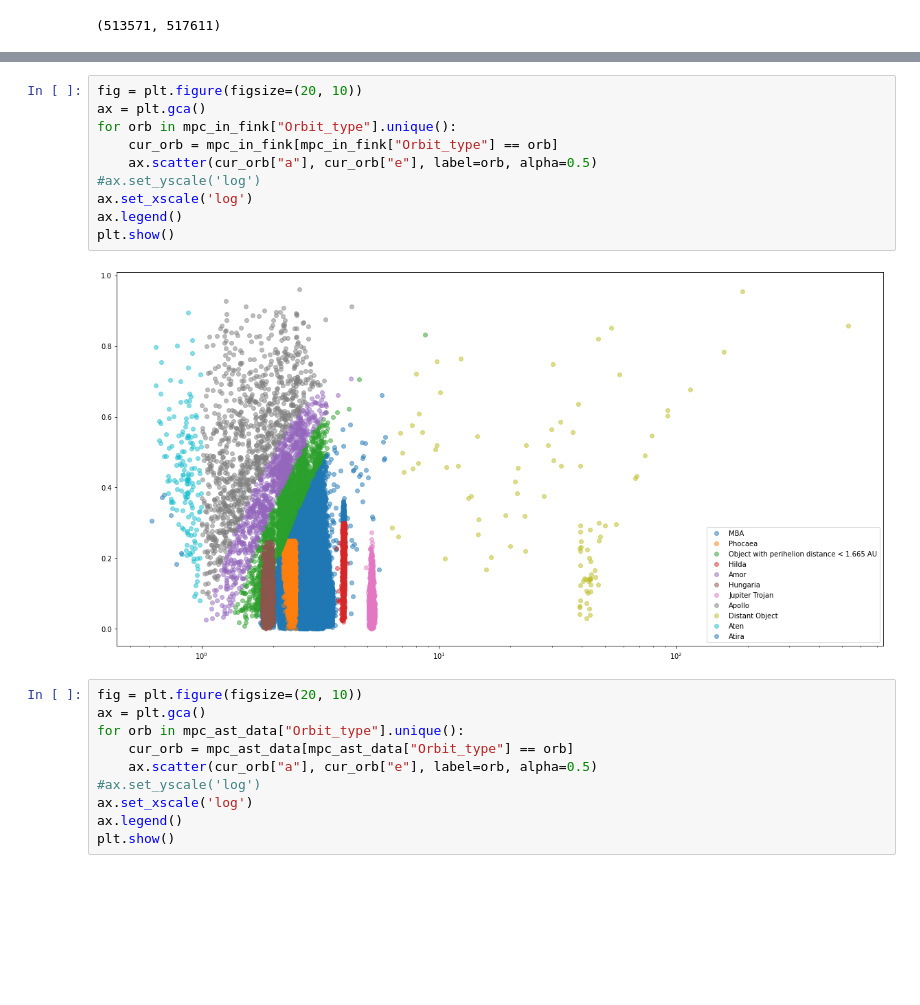
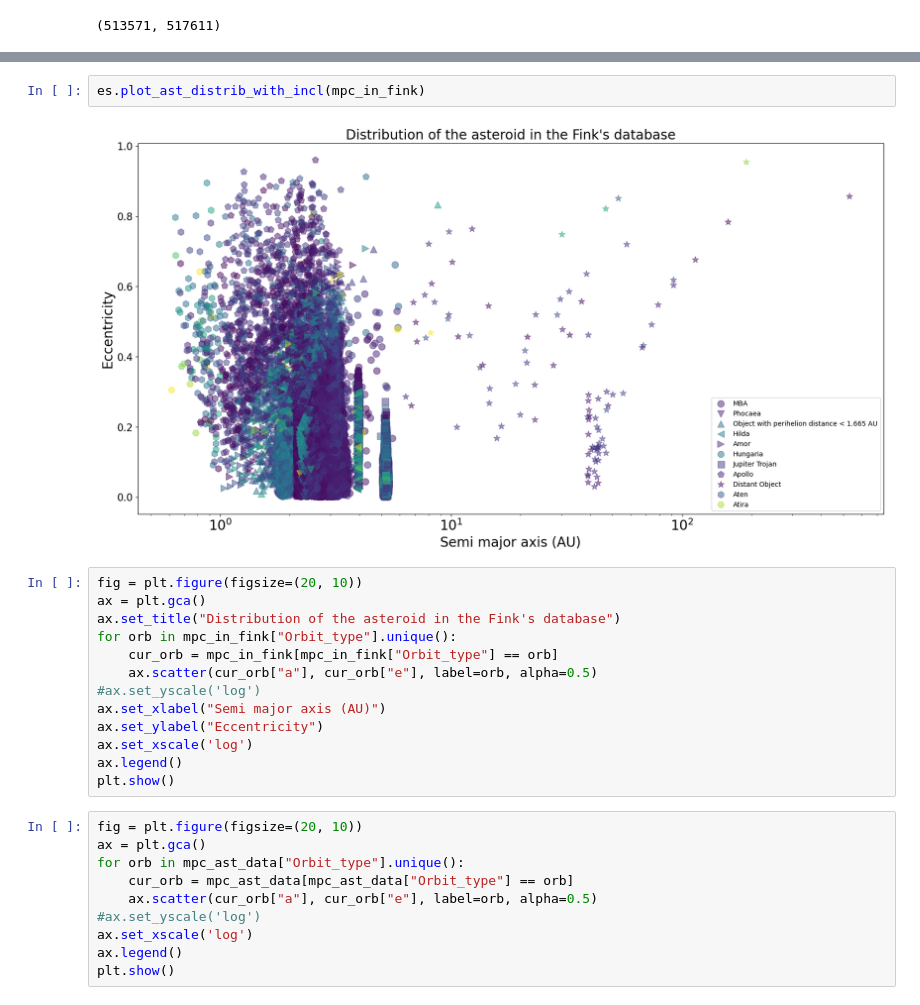
Before and after one commit to FusRoman/fink-fat, a Jupyter notebook: notebook/parameters_selection/confirmed_with_mpc.ipynb, the cells around one changed output, grey strips where cells are left out. Drawn from its saved outputs; the diff is of its cells as text; blank space fills up the shorter version.

```diff
--- a/notebook/parameters_selection/confirmed_with_mpc.ipynb
+++ b/notebook/parameters_selection/confirmed_with_mpc.ipynb
@@ -36,15 +40,20 @@ len(mpc_in_fink) + len(fink_not_in_mpc), len(confirmed_sso["ssnamenr"].unique())
+# %%
+es.plot_ast_distrib_with_incl(mpc_in_fink)
+# %% [output]
+[figure, added]
 # %%
 fig = plt.figure(figsize=(20, 10))
 ax = plt.gca()
+ax.set_title("Distribution of the asteroid in the Fink's database")
 for orb in mpc_in_fink["Orbit_type"].unique():
     cur_orb = mpc_in_fink[mpc_in_fink["Orbit_type"] == orb]
     ax.scatter(cur_orb["a"], cur_orb["e"], label=orb, alpha=0.5)
 #ax.set_yscale('log')
+ax.set_xlabel("Semi major axis (AU)")
+ax.set_ylabel("Eccentricity")
 ax.set_xscale('log')
 ax.legend()
 plt.show()
-# %% [output]
-[figure, removed]
 # %%
 fig = plt.figure(figsize=(20, 10))
 ax = plt.gca()
```
Also changed, not shown: parts of 1 cell of this notebook, 2 other files.
